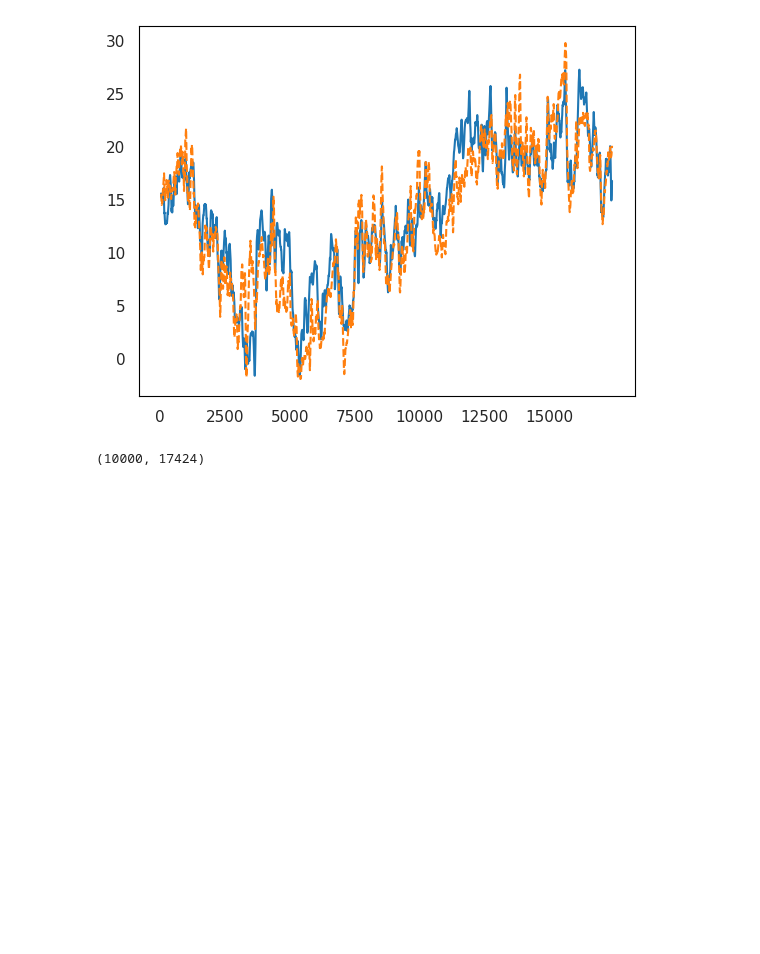
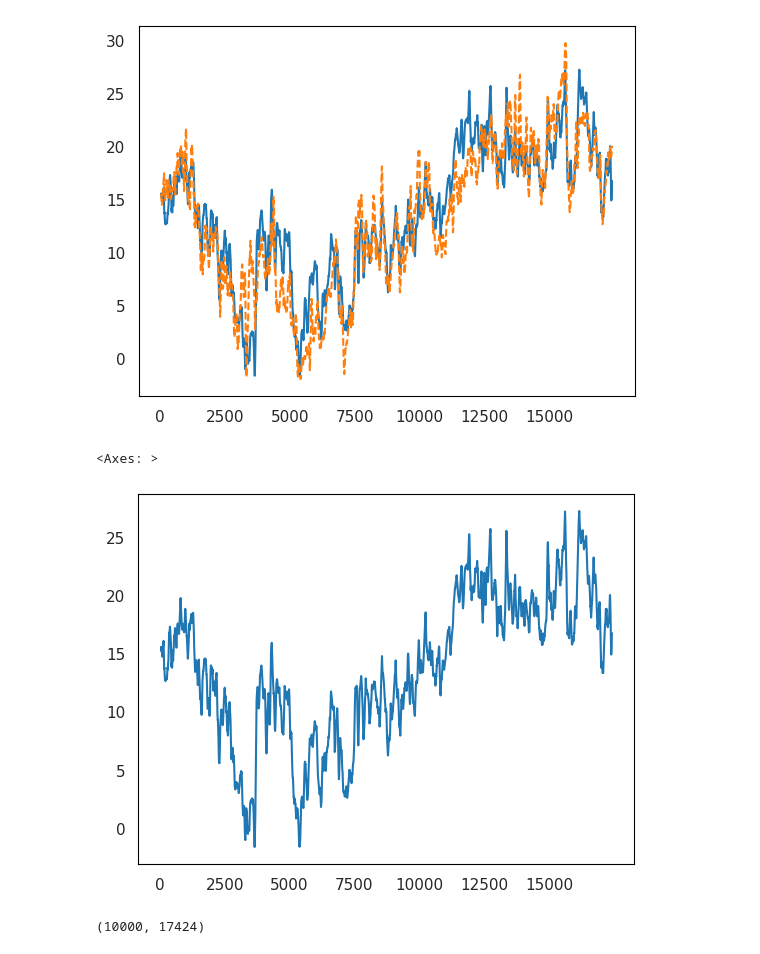
Before and after one commit to sylvaingchassang/generous_dynamic_contracting, a Jupyter notebook: gdc/notebooks/data_overview.ipynb, the cells around one changed output. Drawn from its saved outputs; the diff is of its cells as text; code cells hidden in the pictures; blank space fills up the shorter version.

Commit message:
figuring out simulated data offset

```diff
--- a/gdc/notebooks/data_overview.ipynb
+++ b/gdc/notebooks/data_overview.ipynb
@@ -24,7 +25,7 @@ Power  ToU
 12     2      0.0267
 Name: proportion, dtype: float64
 # %%
-df_temp = pd.read_feather(
+df_temp_simulated = pd.read_feather(
         path.join(GDC_DATA_PATH, 'simulated', 'temperature_export.feather')
 )
 # %%
@@ -42,6 +43,11 @@ df_temp.iloc[1000].rolling(48).mean().plot()
 # %% [output]
 <Axes: >
 [figure]
+# %%
+df_temp_simulated.iloc[0].rolling(48).mean().plot()
+# %% [output]
+<Axes: >
+[figure, added]
 # %%
 df_load = pd.read_feather(
     path.join(GDC_DATA_PATH, 'simulated', 'load_curve_export.feather')
```
Also changed, not shown: parts of 18 cells of this notebook.
